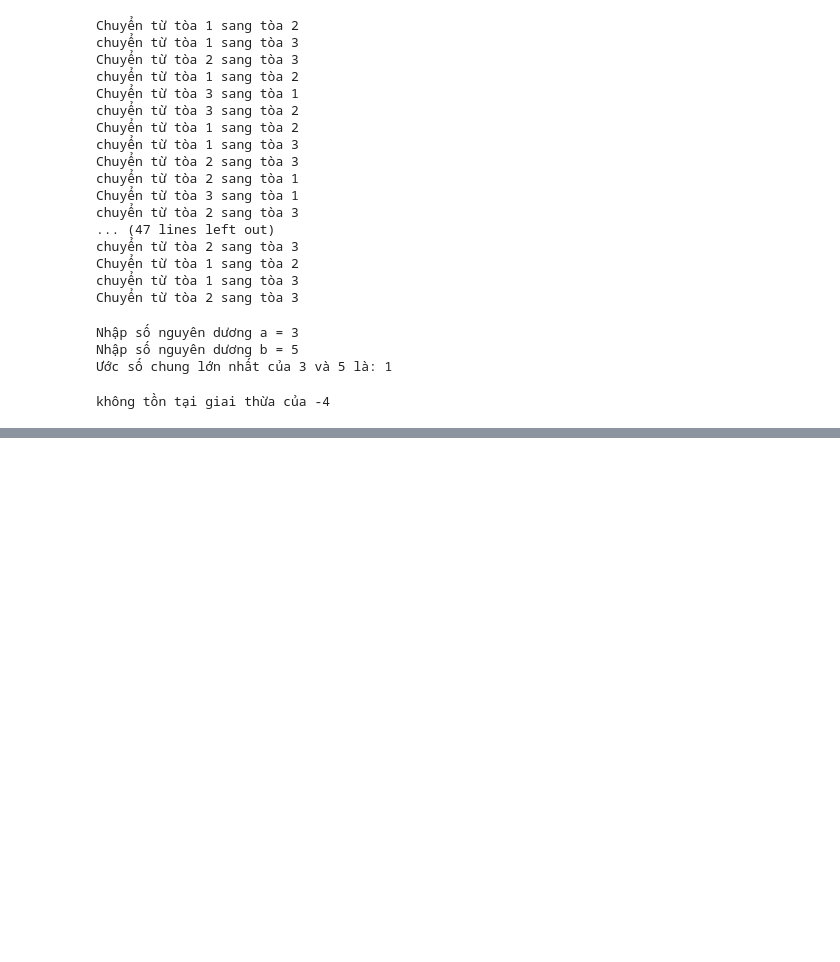
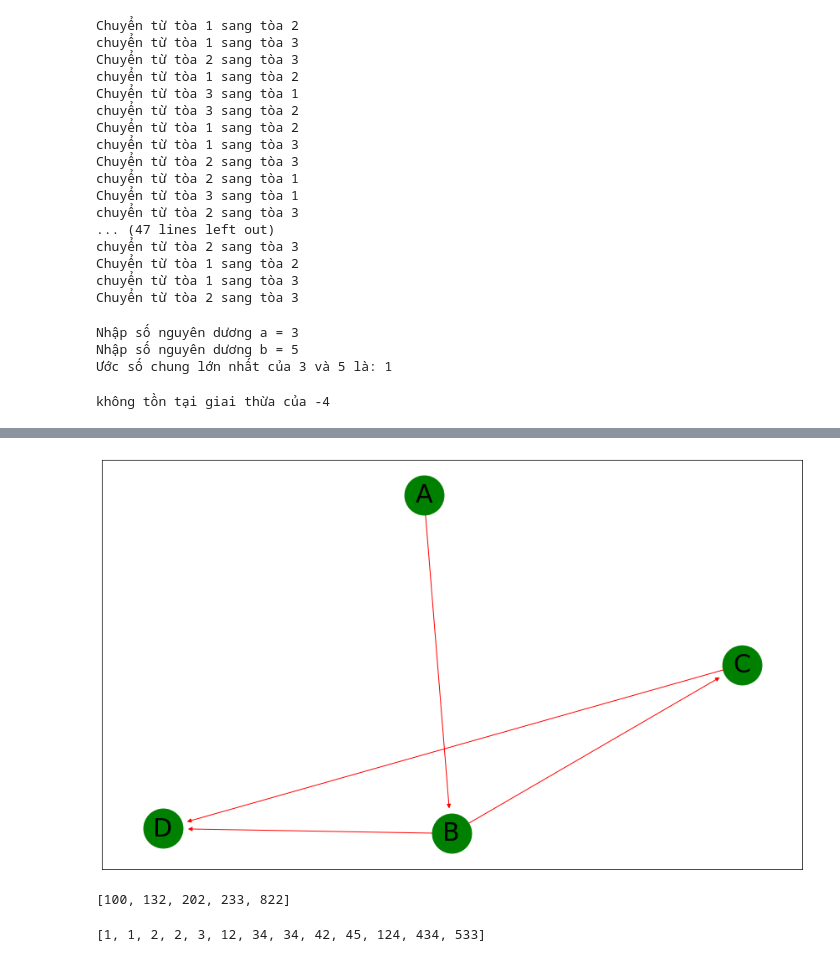
Before and after one commit to lmquann/CTDL-GT, a Jupyter notebook: DoAnCTDL&GT.ipynb, the cells around one changed output, grey strips where cells are left out. Saved outputs shown, nothing was run; the diff lists cells and outputs as text; code cells hidden in the pictures; blank space fills up the shorter version.

```diff
--- a/DoAnCTDL&GT.ipynb
+++ b/DoAnCTDL&GT.ipynb
@@ -63,0 +499,65 @@ không tồn tại giai thừa của -4
+# %%
+#BT13:
+import networkx as nx
+import matplotlib.pyplot as plt
+
+fig, ax = plt.subplots(figsize=(15,9))
+G = nx.DiGraph()
+G.add_edges_from(
+    [('A', 'B'), ('B', 'D'), ('C', 'B')])
+# Specify the edges you want here
+red_edges = [('C', 'D'),('B', 'C'),('B', 'D'),('A', 'B')]
+# Need to create a layout when doing
+# separate calls to draw nodes and edges
+pos = nx.spring_layout(G)
+nx.draw_networkx_nodes(G, pos, cmap=plt.get_cmap('jet'), node_color = "green", node_size = 2200)
+nx.draw_networkx_labels(G, pos, font_size=30)
+nx.draw_networkx_edges(G, pos, edgelist=red_edges, edge_color='r', arrows=True, min_target_margin = 30)
+plt.show()
+# %% [output]
+[figure, added]
+# %%
+#BT14:
+def selection_sort(nums):
+    # This value of i corresponds to how many values were sorted
+    for i in range(len(nums)):
+        # We assume that the first item of the unsorted segment is the smallest
+        lowest_value_index = i
+        # This loop iterates over the unsorted items
+        for j in range(i + 1, len(nums)):
+            if nums[j] < nums[lowest_value_index]:
+                lowest_value_index = j
+        # Swap values of the lowest unsorted element with the first unsorted
+        # element
+        nums[i], nums[lowest_value_index] = nums[lowest_value_index], nums[i]
+
+
+# Verify it works
+random_list_of_nums = [132, 822, 233, 202, 100]
+selection_sort(random_list_of_nums)
+print(random_list_of_nums)
+# %% [output]
+[100, 132, 202, 233, 822]
+# %%
+#BT15:
+def insertion_sort(nums):
+    # Start on the second element as we assume the first element is sorted
+    for i in range(1, len(nums)):
+        item_to_insert = nums[i]
+        # And keep a reference of the index of the previous element
+        j = i - 1
+        # Move all items of the sorted segment forward if they are larger than
+        # the item to insert
+        while j >= 0 and nums[j] > item_to_insert:
+            nums[j + 1] = nums[j]
+            j -= 1
+        # Insert the item
+        nums[j + 1] = item_to_insert
+
+
+# Verify it works
+random_list_of_nums = [12,434,533,42,2,124,45,1,1,2,34,3,34]
+insertion_sort(random_list_of_nums)
+print(random_list_of_nums)
+# %% [output]
+[1, 1, 2, 2, 3, 12, 34, 34, 42, 45, 124, 434, 533]
```
Also changed, not shown: parts of 13 cells of this notebook.
